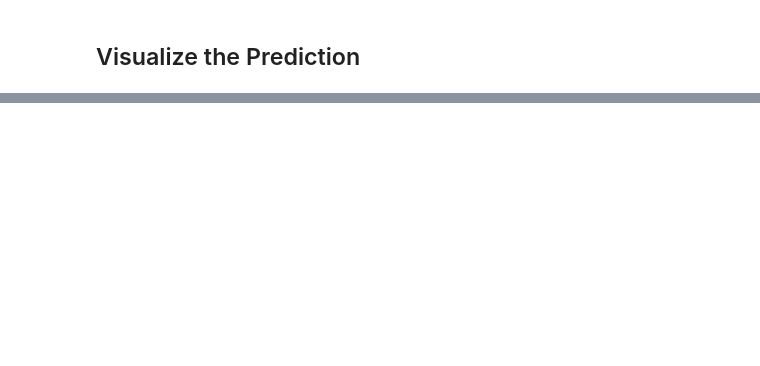
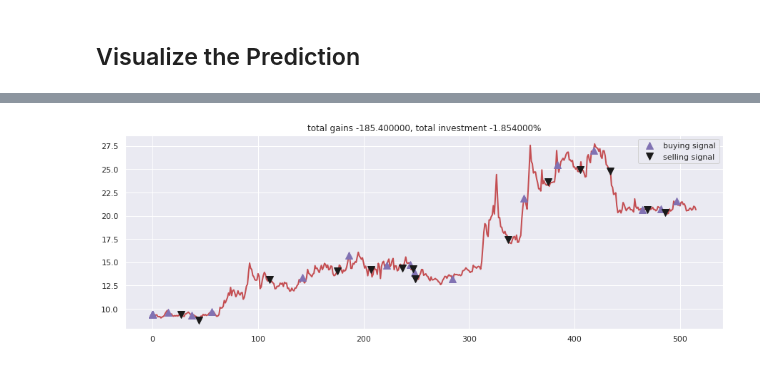
Before and after one commit to KingYuanSun/Individual-Projects-Finance, a Jupyter notebook: StockPrediction_basicRNN.ipynb, the cells around one changed output, grey strips where cells are left out. Saved outputs shown, nothing was run; the diff lists cells and outputs as text; code cells hidden in the pictures; blank space fills up the shorter version.

```diff
--- a/StockPrediction_basicRNN.ipynb
+++ b/StockPrediction_basicRNN.ipynb
@@ -324,0 +327,9 @@ b
+# %%
+import pandas as pd
+import matplotlib.pyplot as plt
+import seaborn as sns
+sns.set()
+# %%
+from pandas import DataFrame
+df = DataFrame (recovered_stock_true_price,columns=['Close'])
+print (df)
@@ -324,0 +351,15 @@ b
+# %%
+short_window = int(0.025 * len(df))
+long_window = int(0.05 * len(df))
+
+signals = pd.DataFrame(index=df.index)
+signals['signal'] = 0.0
+
+signals['short_ma'] = df['Close'].rolling(window=short_window, min_periods=1, center=False).mean()
+signals['long_ma'] = df['Close'].rolling(window=long_window, min_periods=1, center=False).mean()
+
+signals['signal'][short_window:] = np.where(signals['short_ma'][short_window:]
+                                            > signals['long_ma'][short_window:], 1.0, 0.0)
+signals['positions'] = signals['signal'].diff()
+
+signals
@@ -324,0 +455,2 @@ b
+# %%
+states_buy, states_sell, total_gains, invest = buy_stock(df.Close, signals['positions'])
@@ -324,0 +475,11 @@ b
+# %%
+close = df['Close']
+fig = plt.figure(figsize = (15,5))
+plt.plot(close, color='r', lw=2.)
+plt.plot(close, '^', markersize=10, color='m', label = 'buying signal', markevery = states_buy)
+plt.plot(close, 'v', markersize=10, color='k', label = 'selling signal', markevery = states_sell)
+plt.title('total gains %f, total investment %f%%'%(total_gains, invest))
+plt.legend()
+plt.show()
+# %% [output]
+[figure, added]
```
Also changed, not shown: parts of 10 cells of this notebook.
